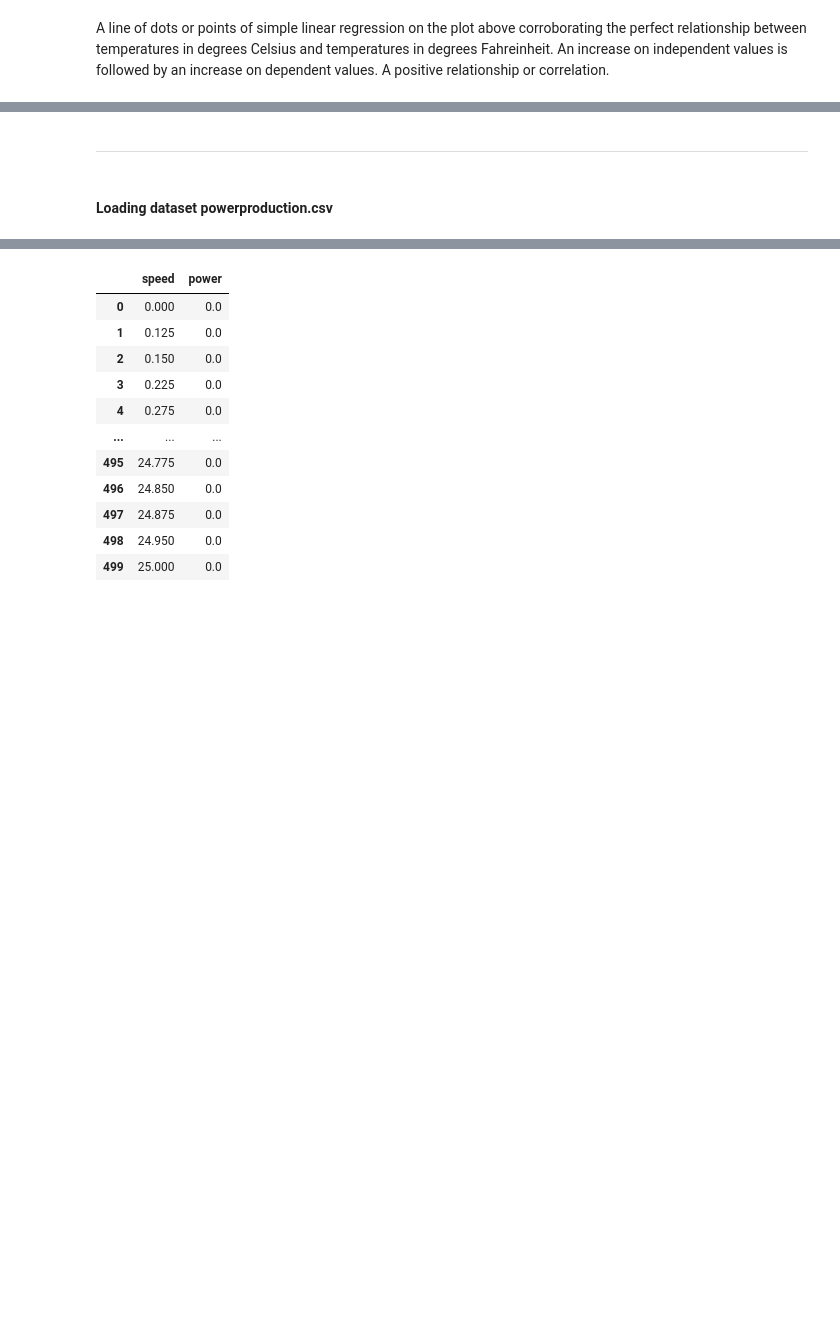
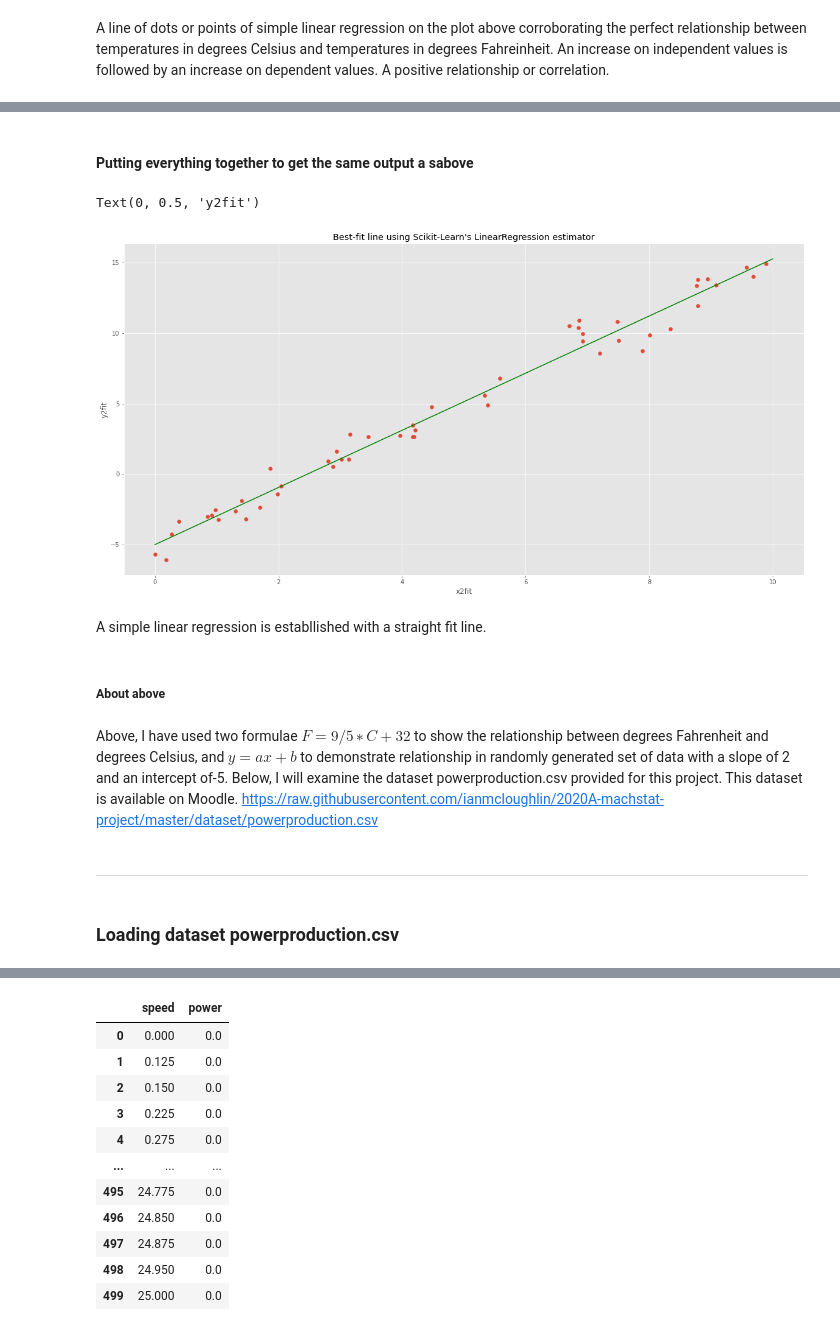
Before and after one commit to Samjean2020/project2020-fundamentals, a Jupyter notebook: Project2020.py.ipynb, the cells around one changed output, grey strips where cells are left out. Drawn from its saved outputs; the diff is of its cells as text; code cells hidden in the pictures; blank space fills up the shorter version.

```diff
--- a/Project2020.py.ipynb
+++ b/Project2020.py.ipynb
@@ -147,4 +302,31 @@ A line of dots or points of simple linear regression on the plot above corrobora
+# %% [markdown]
+#### Putting everything together to get the same output a sabove
+# %%
+# Create a model.
+model = LinearRegression(fit_intercept=True)
+# Model for best-fit line.
+model.fit(x2[:, np.newaxis], y2)
+# Generate data for both variables.
+x2fit = np.linspace(0, 10, 500)
+y2fit = model.predict(x2fit[:, np.newaxis])
+# Have a plot with a best line fit.
+plt.scatter(x2, y2)
+plt.plot(x2fit, y2fit, "g");
+# Plot Labels.
+plt.title("Best-fit line using Scikit-Learn's LinearRegression estimator")
+plt.xlabel("x2fit")
+plt.ylabel("y2fit")
+# %% [output]
+Text(0, 0.5, 'y2fit')
+[figure, added]
+# %% [markdown]
+A simple linear regression is establlished with a straight fit line.
+# %% [markdown]
+##### About above
+# %% [markdown]
+Above, I have used two formulae $ 𝐹=9/5∗𝐶+32 $ to show the relationship between degrees Fahrenheit and degrees Celsius, and  $ 𝑦=𝑎𝑥+𝑏 $  to demonstrate relationship in randomly generated set of data with a slope of 2 and an intercept of-5. Below, I will examine the dataset powerproduction.csv provided for this project. This dataset is available on Moodle.
+https://raw.githubusercontent.com/ianmcloughlin/2020A-machstat-project/master/dataset/powerproduction.csv
 # %% [markdown]
 ***
 # %% [markdown]
-#### Loading dataset powerproduction.csv
+### Loading dataset powerproduction.csv
```
Also changed, not shown: parts of 66 cells of this notebook.
